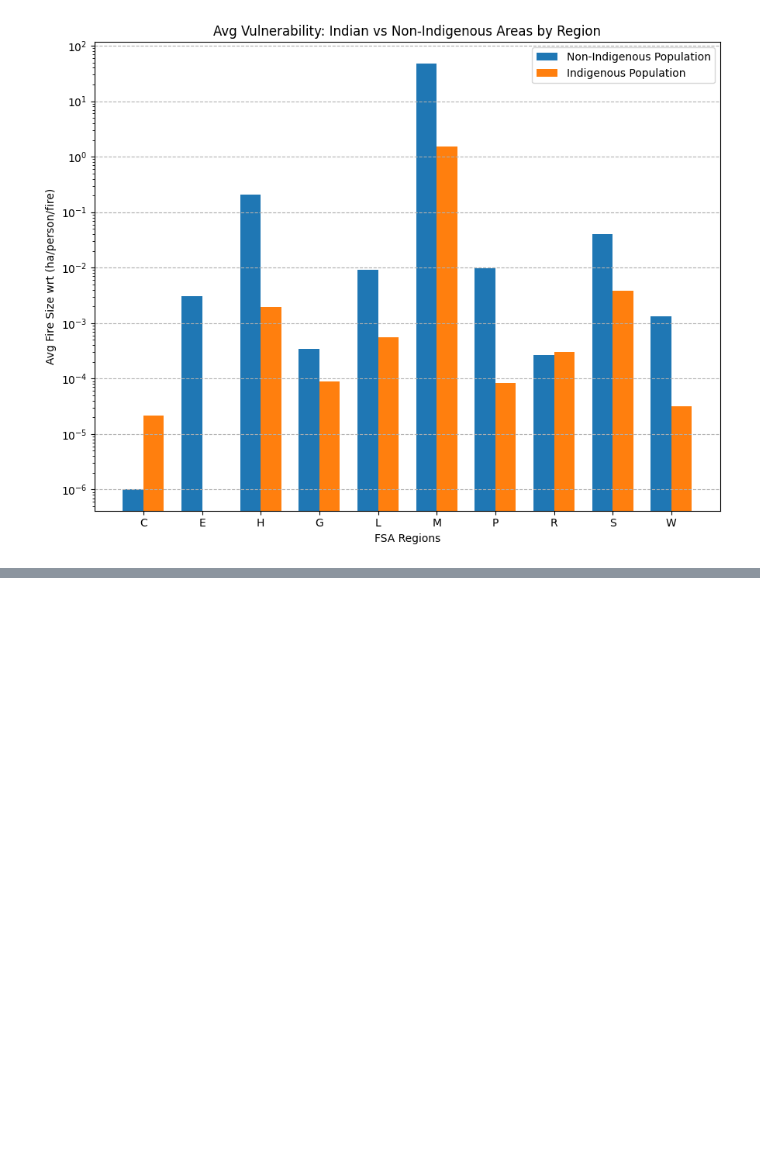
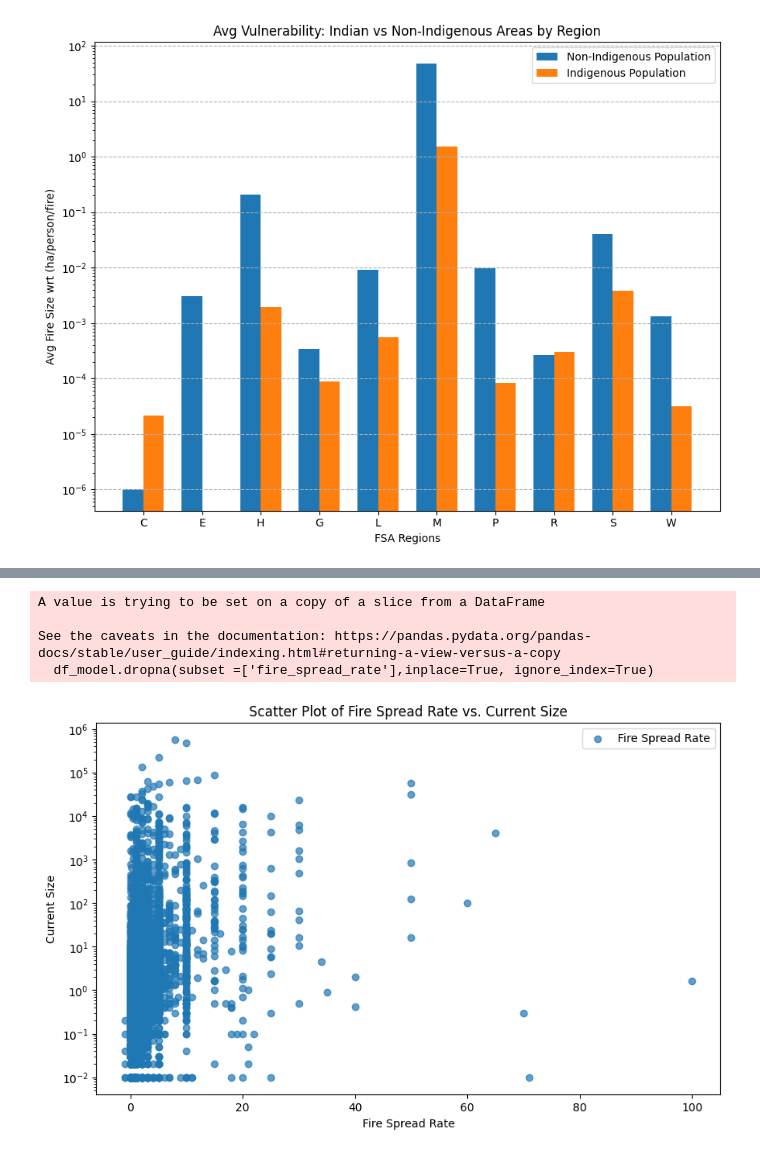
Before and after one commit to pandya-aditya/CxC_Hackathon, a Jupyter notebook: main.ipynb, the cells around one changed output, grey strips where cells are left out. Saved outputs shown, nothing was run; the diff lists cells and outputs as text; code cells hidden in the pictures; blank space fills up the shorter version.

```diff
--- a/main.ipynb
+++ b/main.ipynb
@@ -536,0 +530,9 @@ plt.show()
+# %%
+#isolating dataset
+
+df_model = df[['current_size', 'fire_spread_rate', 'total_time']]
+
+#removing NAT rows in df
+df_model.dropna(subset =['total_time'],inplace=True, ignore_index=True)
+
+df_model
@@ -536,0 +557,6 @@ plt.show()
+# %%
+#turning 'total_time' into float dtype
+print(type(df_model.loc[0, 'total_time']))
+
+for index in df_model.index:
+    df_model.at[index, 'total_time'] = df_model.at[index, 'total_time'].total_seconds()
@@ -536,0 +581,34 @@ plt.show()
+# %%
+#dropping na values from 'fire_spread_rate'
+
+df_model.dropna(subset =['fire_spread_rate'],inplace=True, ignore_index=True)
+# %% [output]
+A value is trying to be set on a copy of a slice from a DataFrame
+
+See the caveats in the documentation: https://pandas.pydata.org/pandas-docs/stable/user_guide/indexing.html#returning-a-view-versus-a-copy
+  df_model.dropna(subset =['fire_spread_rate'],inplace=True, ignore_index=True)
+# %%
+#plotting to see if relationship is linear or non-linear
+
+import matplotlib.pyplot as plt
+
+plt.figure(figsize=(10, 6))
+
+# Scatter plot for 'fire_spread_rate' vs. 'current_size'
+plt.scatter(df_model['fire_spread_rate'], df_model['current_size'], label='Fire Spread Rate', alpha=0.7)
+
+# Set plot labels and title
+plt.xlabel('Fire Spread Rate')
+plt.ylabel('Current Size')
+plt.title('Scatter Plot of Fire Spread Rate vs. Current Size')
+
+#removing outliers
+plt.yscale('log')
+
+# Display legend
+plt.legend()
+
+# Show the plot
+plt.show()
+# %% [output]
+[figure, added]
```
Also changed, not shown: parts of 21 cells of this notebook.
